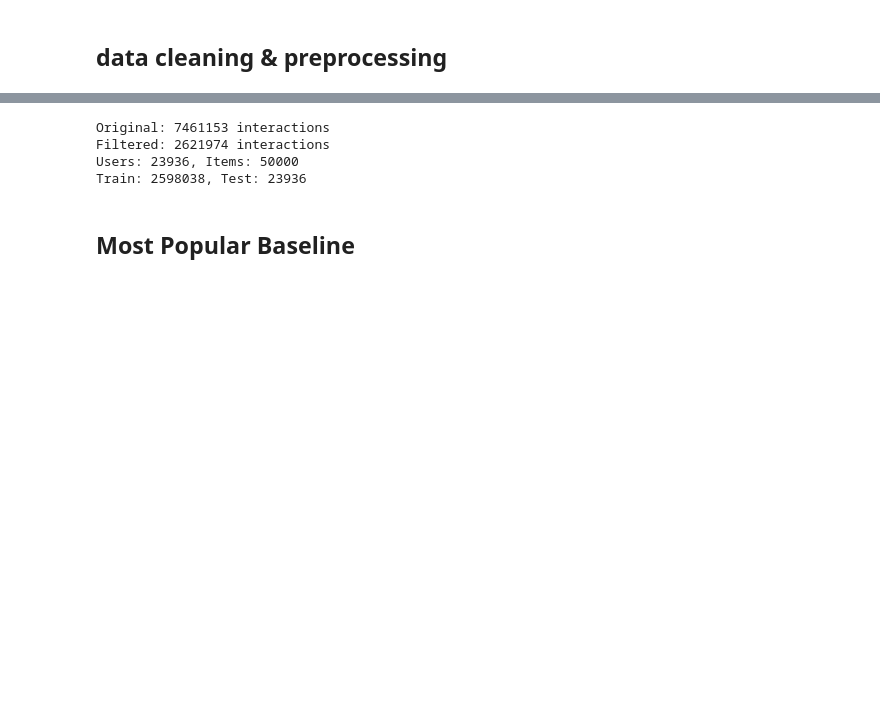
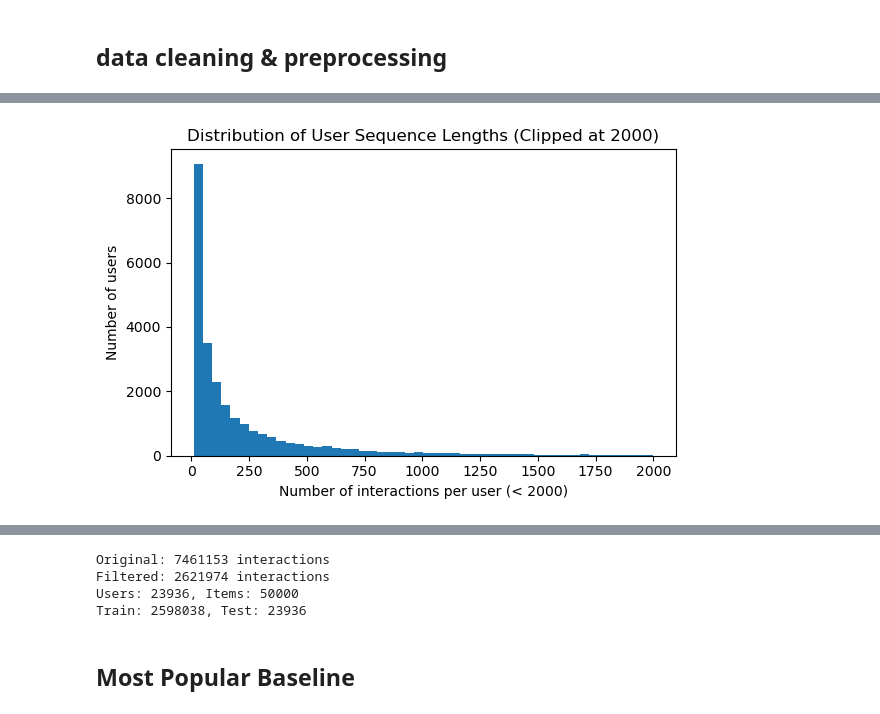
Before and after one commit to Yuhengli77/Recommendation-System-for-Short-Video-Streams, a Jupyter notebook: notebook/EDA&Data_Processing.ipynb, the cells around one changed output, grey strips where cells are left out. Saved outputs shown, nothing was run; the diff lists cells and outputs as text; code cells hidden in the pictures; blank space fills up the shorter version.

```diff
--- a/notebook/EDA&Data_Processing.ipynb
+++ b/notebook/EDA&Data_Processing.ipynb
@@ -34,0 +72,15 @@ df['ts'] = ts.astype('int64')
+# %%
+import matplotlib.pyplot as plt
+
+# Filter users with fewer than 2000 interactions
+filtered_seq = user_seq_len[user_seq_len < 2000]
+
+plt.figure(figsize=(6, 4))
+plt.hist(filtered_seq, bins=50)
+plt.xlabel("Number of interactions per user (< 2000)")
+plt.ylabel("Number of users")
+plt.title("Distribution of User Sequence Lengths (Clipped at 2000)")
+plt.tight_layout()
+plt.show()
+# %% [output]
+[figure, added]
```
Also changed, not shown: parts of 8 cells of this notebook.
